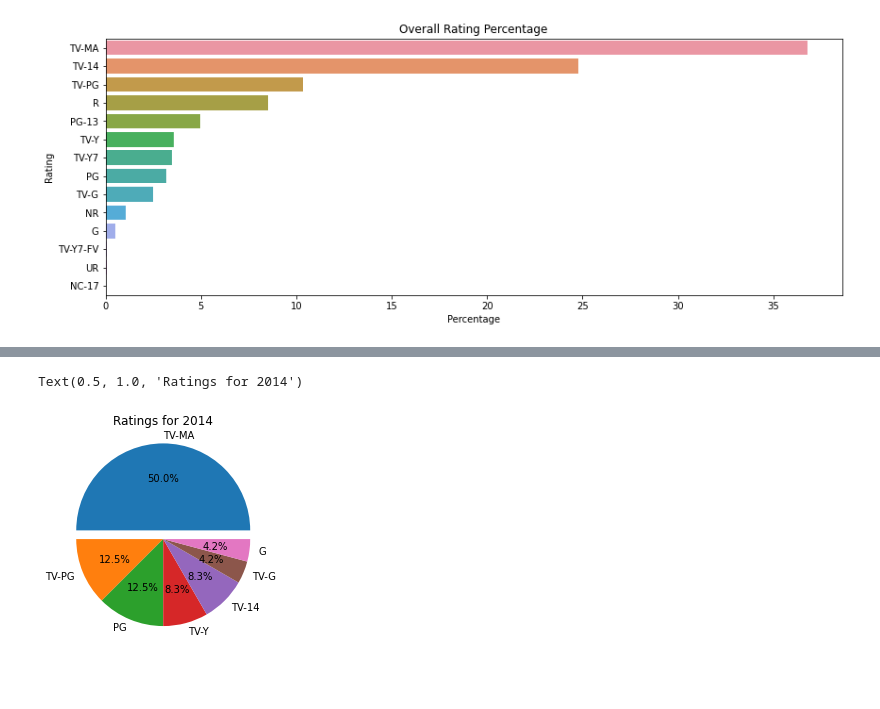
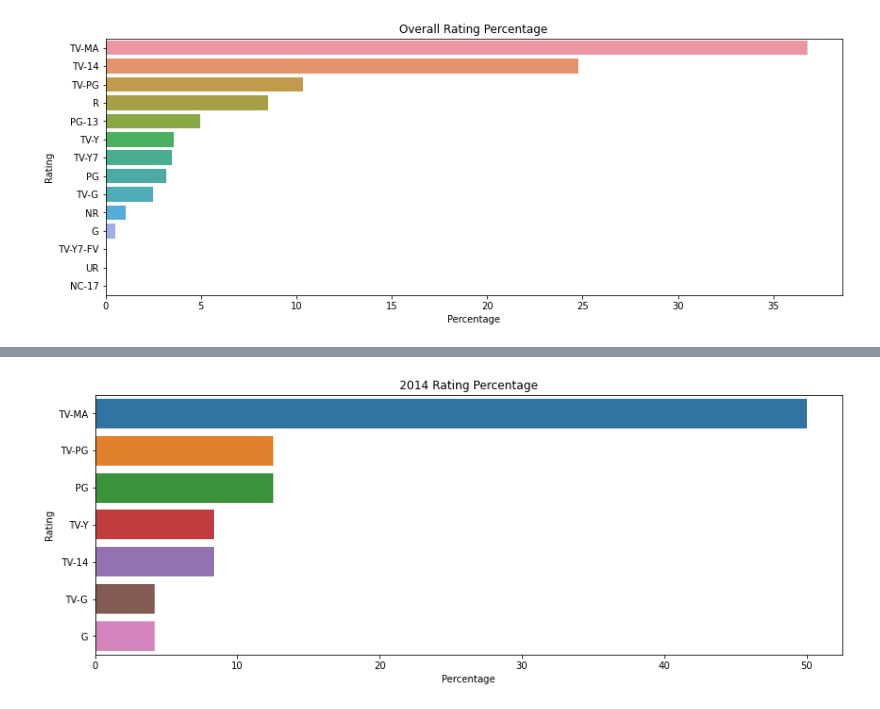
Before and after one commit to shades9a/Netflix_Catolog, a Jupyter notebook: Netflix_Compare.ipynb, the cells around one changed output, grey strips where cells are left out. Drawn from its saved outputs; the diff is of its cells as text; code cells hidden in the pictures; blank space fills up the shorter version.

```diff
--- a/Netflix_Compare.ipynb
+++ b/Netflix_Compare.ipynb
@@ -183,7 +149,7 @@ percent_tv14_2014 = len(netflix_info_2014_tv14) / len(netflix_info_2014) *100
 percent_tvg_2014 = len(netflix_info_2014_tvg) / len(netflix_info_2014) *100
 percent_g_2014 = len(netflix_info_2014_g) / len(netflix_info_2014) *100
 
-percentages_2014_ratings = pd.DataFrame({ 'Rating': ['TV-MA', 'TV-PG', 'PG', 'TV-Y', 'TV-14', 'TV-G', 'G'],
+percentage_2014_ratings = pd.DataFrame({ 'Rating': ['TV-MA', 'TV-PG', 'PG', 'TV-Y', 'TV-14', 'TV-G', 'G'],
                                           'Percentage': [percent_tvma_2014, percent_tvpg_2014, percent_pg_2014, percent_tvy_2014,
                                                        percent_tv14_2014, percent_tvg_2014, percent_g_2014]})
-percentages_2014_ratings
+#percentage_2014_ratings
@@ -199,6 +156,17 @@ percentages_2014_ratings
 # %%
-plt.pie(percentages_2014_ratings['Percentage'],labels = percentages_2014_ratings['Rating'],autopct='%1.1f%%',explode=(0.1,0,0,0,0,0,0))
-plt.title('Ratings for 2014')
+#plt.pie(percentages_2014_ratings['Percentage'],labels = percentages_2014_ratings['Rating'],autopct='%1.1f%%',explode=(0.1,0,0,0,0,0,0))
+#plt.title('Ratings for 2014')
-# %% [output]
-Text(0.5, 1.0, 'Ratings for 2014')
-[figure, removed]
+# %%
+#create bar graph to show data comparison
+values = percentage_2014_ratings['Percentage']
+labels = percentage_2014_ratings['Rating']
+
+plt.figure(figsize=(14,5))
+g = sns.barplot(x=values, y=labels)
+plt.title('2014 Rating Percentage')
+plt.xlabel('Percentage')
+plt.ylabel('Rating')
+plt.savefig("images/2014_rating_percentages.png")
+plt.show()
+# %% [output]
+[figure, added]
```
Also changed, not shown: parts of 12 cells of this notebook, 2 other files.
